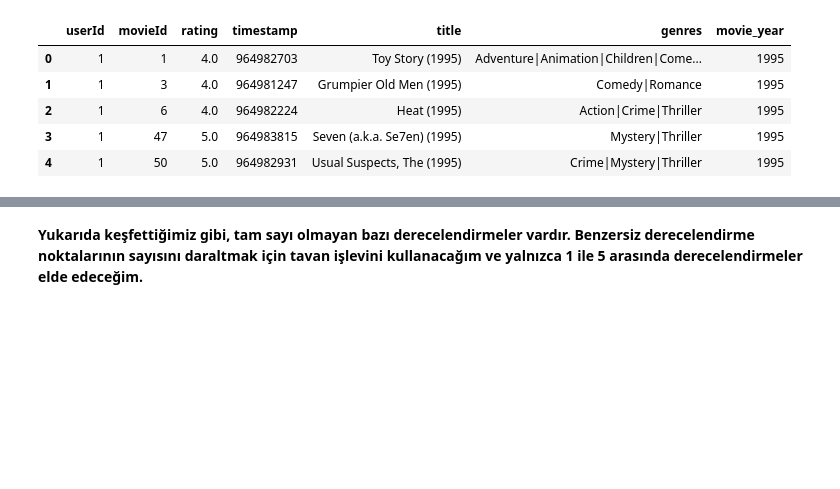
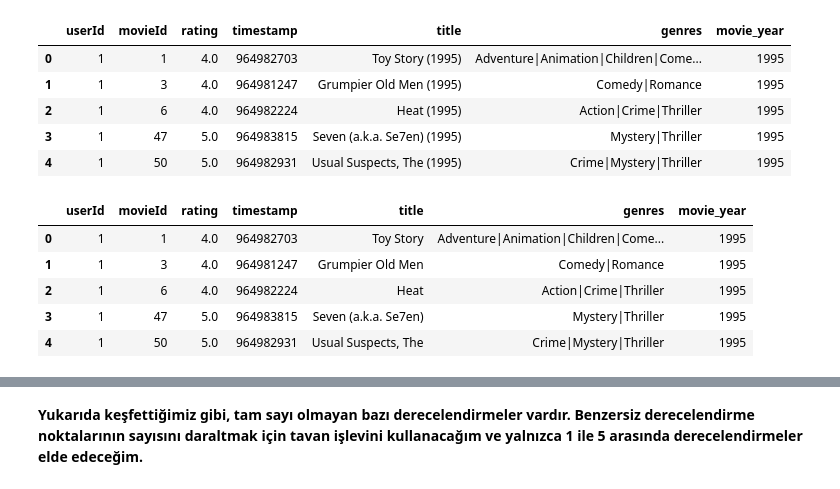
Before and after one commit to mustafabozkaya/arge-odakli-yapay-zeka-egitimi2-sorulari, a Jupyter notebook: movie_recommender.ipynb, the cells around one changed output, grey strips where cells are left out. Cells and saved outputs as stored; diff of their text form; code cells hidden in the pictures; blank space fills up the shorter version.

```diff
--- a/movie_recommender.ipynb
+++ b/movie_recommender.ipynb
@@ -189,3 +189,15 @@ rating_movie.head()
 | 2 | 1 | 6 | 4.0 | 964982224 | Heat (1995) | Action|Crime|Thriller | 1995 |
 | 3 | 1 | 47 | 5.0 | 964983815 | Seven (a.k.a. Se7en) (1995) | Mystery|Thriller | 1995 |
 | 4 | 1 | 50 | 5.0 | 964982931 | Usual Suspects, The (1995) | Crime|Mystery|Thriller | 1995 |
+# %%
+# Removing year from the movie title
+rating_movie['title'] = rating_movie.title.str.replace('(\(\d\d\d\d\))', '') # replace() method is used to replace the string with another string
+
+rating_movie.head()
+# %% [output]
+|  | userId | movieId | rating | timestamp | title | genres | movie_year |
+| 0 | 1 | 1 | 4.0 | 964982703 | Toy Story | Adventure|Animation|Children|Come... | 1995 |
+| 1 | 1 | 3 | 4.0 | 964981247 | Grumpier Old Men | Comedy|Romance | 1995 |
+| 2 | 1 | 6 | 4.0 | 964982224 | Heat | Action|Crime|Thriller | 1995 |
+| 3 | 1 | 47 | 5.0 | 964983815 | Seven (a.k.a. Se7en) | Mystery|Thriller | 1995 |
+| 4 | 1 | 50 | 5.0 | 964982931 | Usual Suspects, The | Crime|Mystery|Thriller | 1995 |
```
Also changed, not shown: parts of 14 cells of this notebook.
